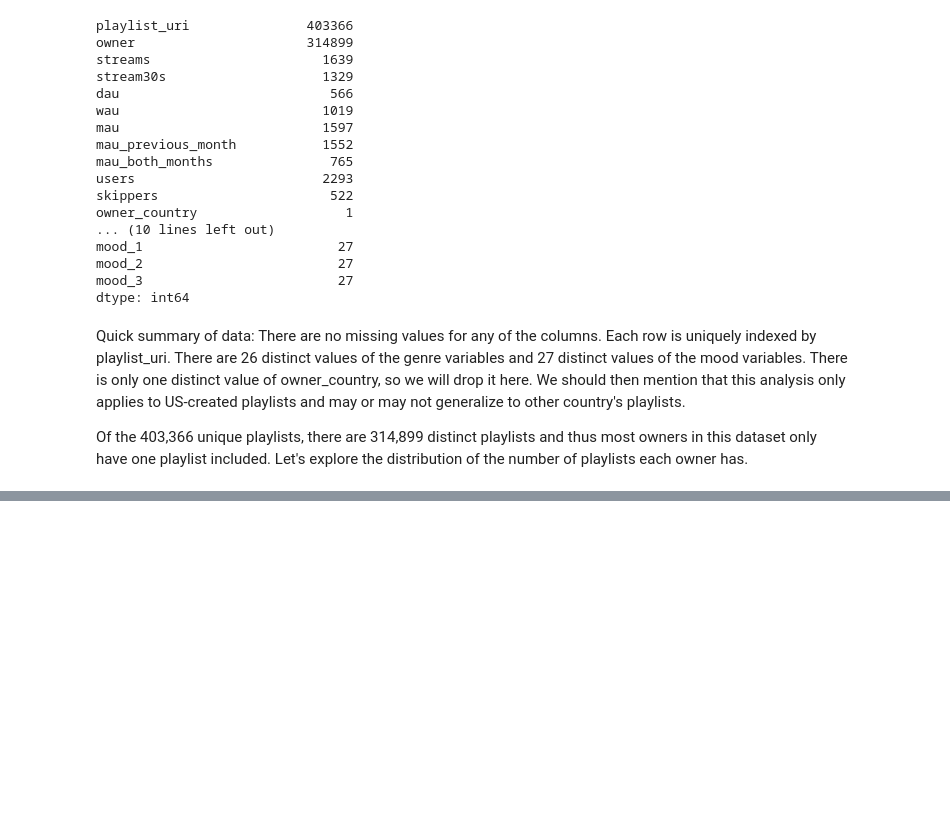
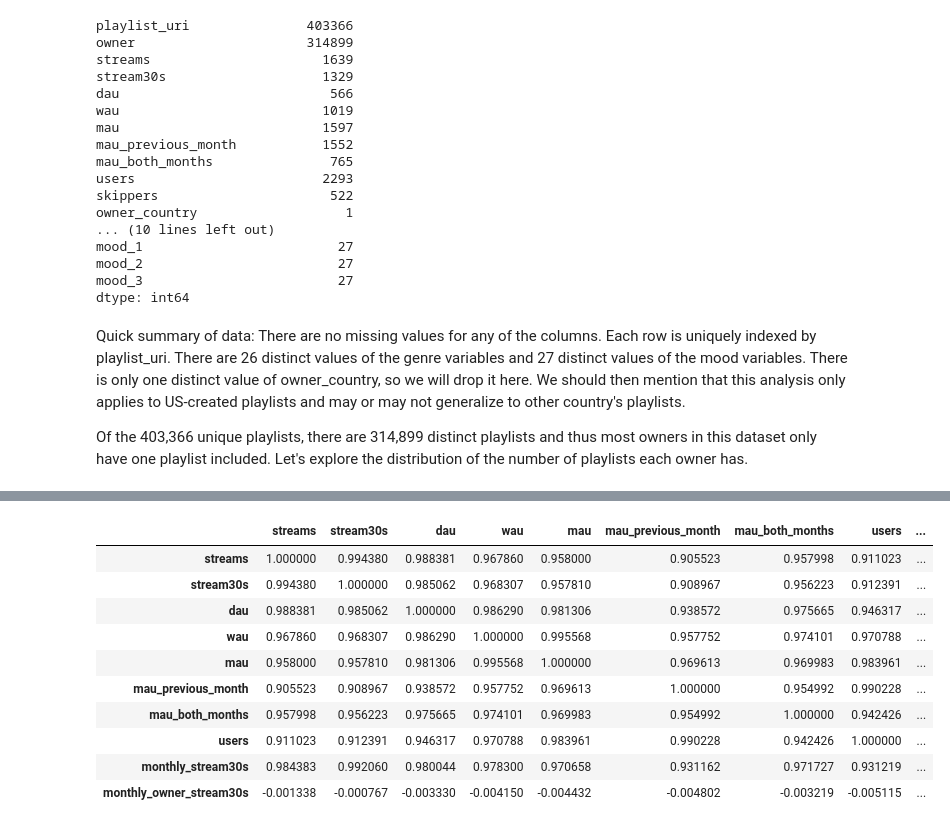
Before and after one commit to briedle-lilly/spotify_work, a Jupyter notebook: explore_data.ipynb, the cells around one changed output, grey strips where cells are left out. Saved outputs shown, nothing was run; the diff lists cells and outputs as text; code cells hidden in the pictures; blank space fills up the shorter version.

```diff
--- a/explore_data.ipynb
+++ b/explore_data.ipynb
@@ -85,0 +179,14 @@ data.head()
+# %%
+outcomes.corr()
+# %% [output]
+|  | streams | stream30s | dau | wau | mau | mau_previous_month | mau_both_months | users | ... |
+| streams | 1.000000 | 0.994380 | 0.988381 | 0.967860 | 0.958000 | 0.905523 | 0.957998 | 0.911023 | ... |
+| stream30s | 0.994380 | 1.000000 | 0.985062 | 0.968307 | 0.957810 | 0.908967 | 0.956223 | 0.912391 | ... |
+| dau | 0.988381 | 0.985062 | 1.000000 | 0.986290 | 0.981306 | 0.938572 | 0.975665 | 0.946317 | ... |
+| wau | 0.967860 | 0.968307 | 0.986290 | 1.000000 | 0.995568 | 0.957752 | 0.974101 | 0.970788 | ... |
+| mau | 0.958000 | 0.957810 | 0.981306 | 0.995568 | 1.000000 | 0.969613 | 0.969983 | 0.983961 | ... |
+| mau_previous_month | 0.905523 | 0.908967 | 0.938572 | 0.957752 | 0.969613 | 1.000000 | 0.954992 | 0.990228 | ... |
+| mau_both_months | 0.957998 | 0.956223 | 0.975665 | 0.974101 | 0.969983 | 0.954992 | 1.000000 | 0.942426 | ... |
+| users | 0.911023 | 0.912391 | 0.946317 | 0.970788 | 0.983961 | 0.990228 | 0.942426 | 1.000000 | ... |
+| monthly_stream30s | 0.984383 | 0.992060 | 0.980044 | 0.978300 | 0.970658 | 0.931162 | 0.971727 | 0.931219 | ... |
+| monthly_owner_stream30s | -0.001338 | -0.000767 | -0.003330 | -0.004150 | -0.004432 | -0.004802 | -0.003219 | -0.005115 | ... |
```
Also changed, not shown: parts of 48 cells of this notebook.
